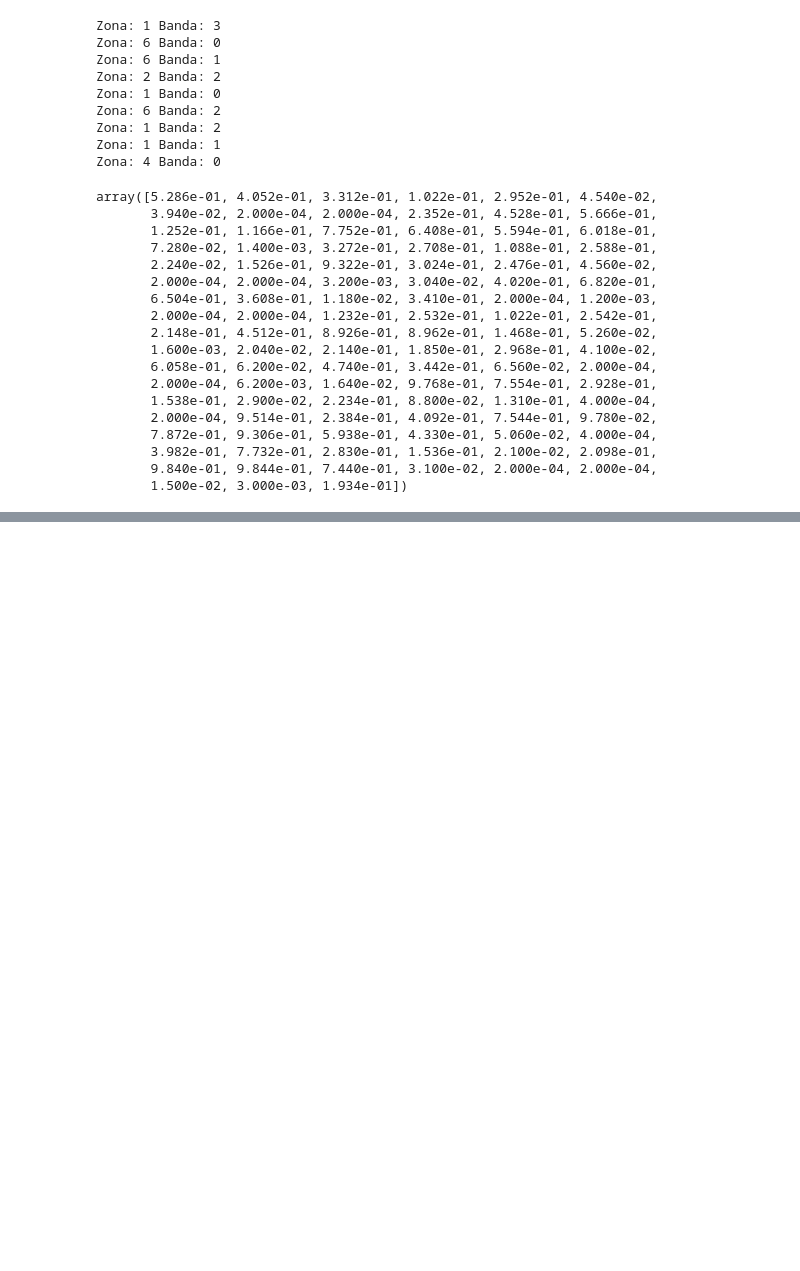
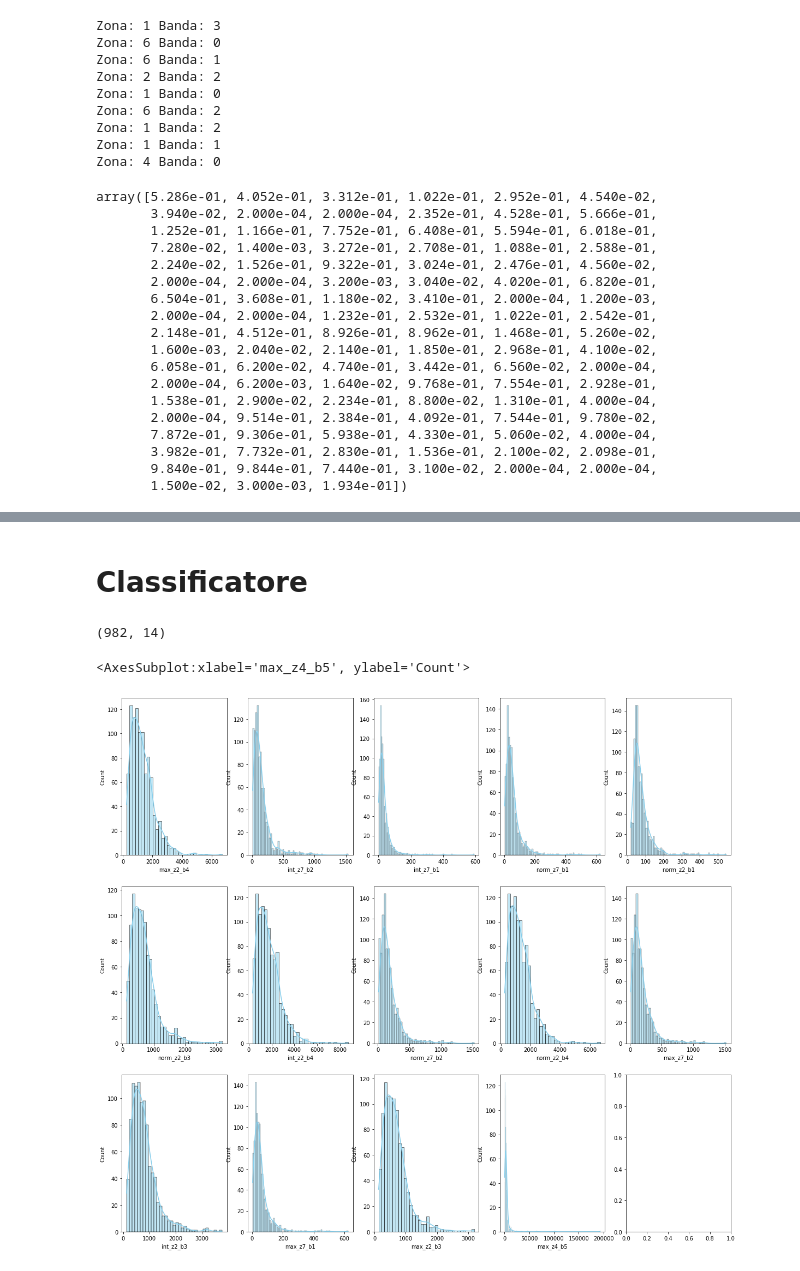
Before and after one commit to eriesp/FDAxEEG, a Jupyter notebook: Dataset/correzioni.ipynb, the cells around one changed output, grey strips where cells are left out. Saved outputs shown, nothing was run; the diff lists cells and outputs as text; code cells hidden in the pictures; blank space fills up the shorter version.

```diff
--- a/Dataset/correzioni.ipynb
+++ b/Dataset/correzioni.ipynb
@@ -270,0 +501,8 @@ Feature: Picco  Zona: 3 Banda: 4
+# %%
+col_sort = colnames.copy()
+col_sort.sort()
+# %%
+df_adhd = pd.DataFrame(matrice_adhd, columns = colnames)
+
+df_adhd = df_adhd[col_sort]
+df_adhd.head()
@@ -270,0 +516,5 @@ Feature: Picco  Zona: 3 Banda: 4
+# %%
+df_cont = pd.DataFrame(matrice_cont, columns = colnames)
+
+df_cont = df_cont[col_sort]
+df_cont.head()
@@ -270,0 +531,32 @@ Feature: Picco  Zona: 3 Banda: 4
+# %% [markdown]
+# Classificatore
+# %%
+# creating the vector of the labels
+y = np.append(np.ones((555, 1), dtype=int),np.zeros((427, 1), dtype=int))
+
+
+# concatenating dataframe adhd e controllo
+df = pd.concat([df_adhd, df_cont], axis = 0)
+df.shape
+# %% [output]
+(982, 14)
+# %%
+fig, axs = plt.subplots(3, 5, figsize=(20, 18))
+
+sns.histplot(data=df[colnames[0]], kde=True, color="skyblue", ax=axs[0, 0])
+sns.histplot(data=df[colnames[1]], kde=True, color="skyblue", ax=axs[0, 1])
+sns.histplot(data=df[colnames[2]], kde=True, color="skyblue", ax=axs[0, 2])
+sns.histplot(data=df[colnames[3]], kde=True, color="skyblue", ax=axs[0, 3])
+sns.histplot(data=df[colnames[4]], kde=True, color="skyblue", ax=axs[0, 4])
+sns.histplot(data=df[colnames[5]], kde=True, color="skyblue", ax=axs[1, 0])
+sns.histplot(data=df[colnames[6]], kde=True, color="skyblue", ax=axs[1, 1])
+sns.histplot(data=df[colnames[7]], kde=True, color="skyblue", ax=axs[1, 2])
+sns.histplot(data=df[colnames[8]], kde=True, color="skyblue", ax=axs[1, 3])
+sns.histplot(data=df[colnames[9]], kde=True, color="skyblue", ax=axs[1, 4])
+sns.histplot(data=df[colnames[10]], kde=True, color="skyblue", ax=axs[2, 0])
+sns.histplot(data=df[colnames[11]], kde=True, color="skyblue", ax=axs[2, 1])
+sns.histplot(data=df[colnames[12]], kde=True, color="skyblue", ax=axs[2, 2])
+sns.histplot(data=df[colnames[13]], kde=True, color="skyblue", ax=axs[2, 3])
+# %% [output]
+<AxesSubplot:xlabel='max_z4_b5', ylabel='Count'>
+[figure, added]
```
Also changed, not shown: parts of 67 cells of this notebook, 4 other files.
